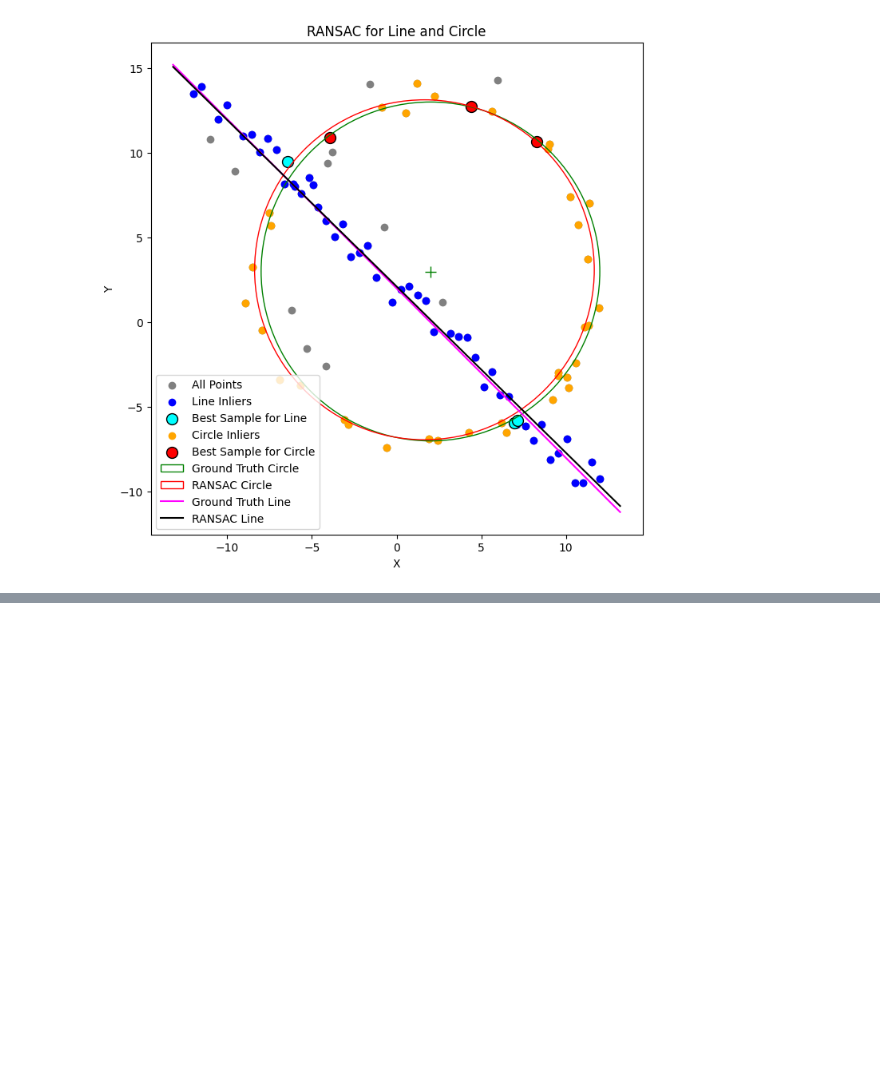
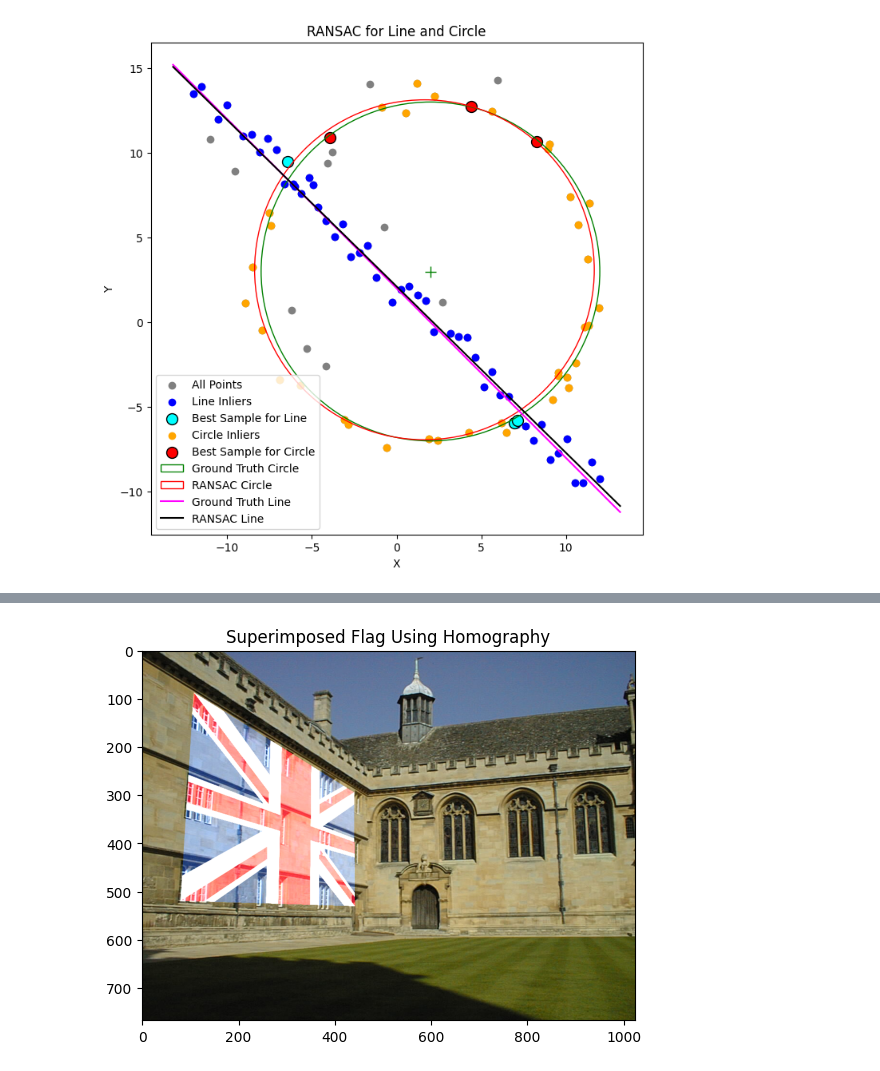
Before and after one commit to Kirushanth-G/EN3160---Image-Processing-and-Machine-Vision, a Jupyter notebook: Assignment2.ipynb, the cells around one changed output, grey strips where cells are left out. Saved outputs shown, nothing was run; the diff lists cells and outputs as text; code cells hidden in the pictures; blank space fills up the shorter version.

```diff
--- a/Assignment2.ipynb
+++ b/Assignment2.ipynb
@@ -490,0 +378,22 @@ plt.show()
+# %%
+img = cv2.imread('flag.png')
+img = cv2.cvtColor(img,cv2.COLOR_BGR2RGB)
+background = cv2.imread('005.jpg')
+background = cv2.cvtColor(background,cv2.COLOR_BGR2RGB)
+
+rows,cols,ch = background.shape
+
+# pts1 = np.float32([[0,0],[974,0],[0,974],[974,974]]) # cola coords
+pts1 = np.float32([[0, 0], [cols-1, 0], [cols-1, rows-1], [0, rows-1]]) # cola coords
+pts2 = np.float32([[80, 520], [95, 280], [400, 388],[400, 530]]) # stadium tile coords
+
+M = cv2.getPerspectiveTransform(pts1,pts2)
+dst = cv2.warpPerspective(img,M,(cols,rows))
+
+overlay = cv2.add(background, dst)
+# Display the result
+plt.imshow(overlay)
+plt.title("Superimposed Flag Using Homography")
+plt.show()
+# %% [output]
+[figure, added]
```
Also changed, not shown: parts of 5 cells of this notebook.
